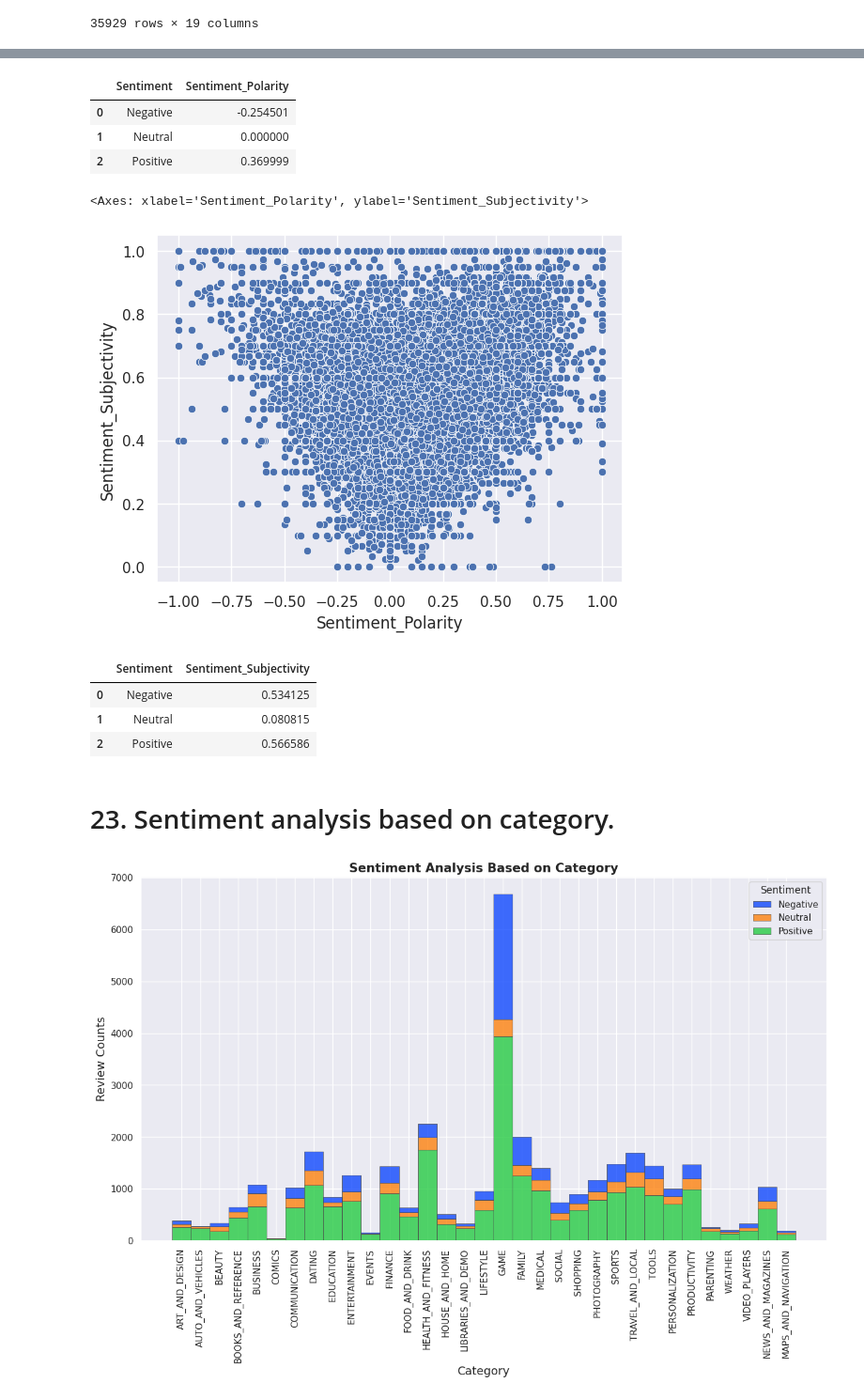
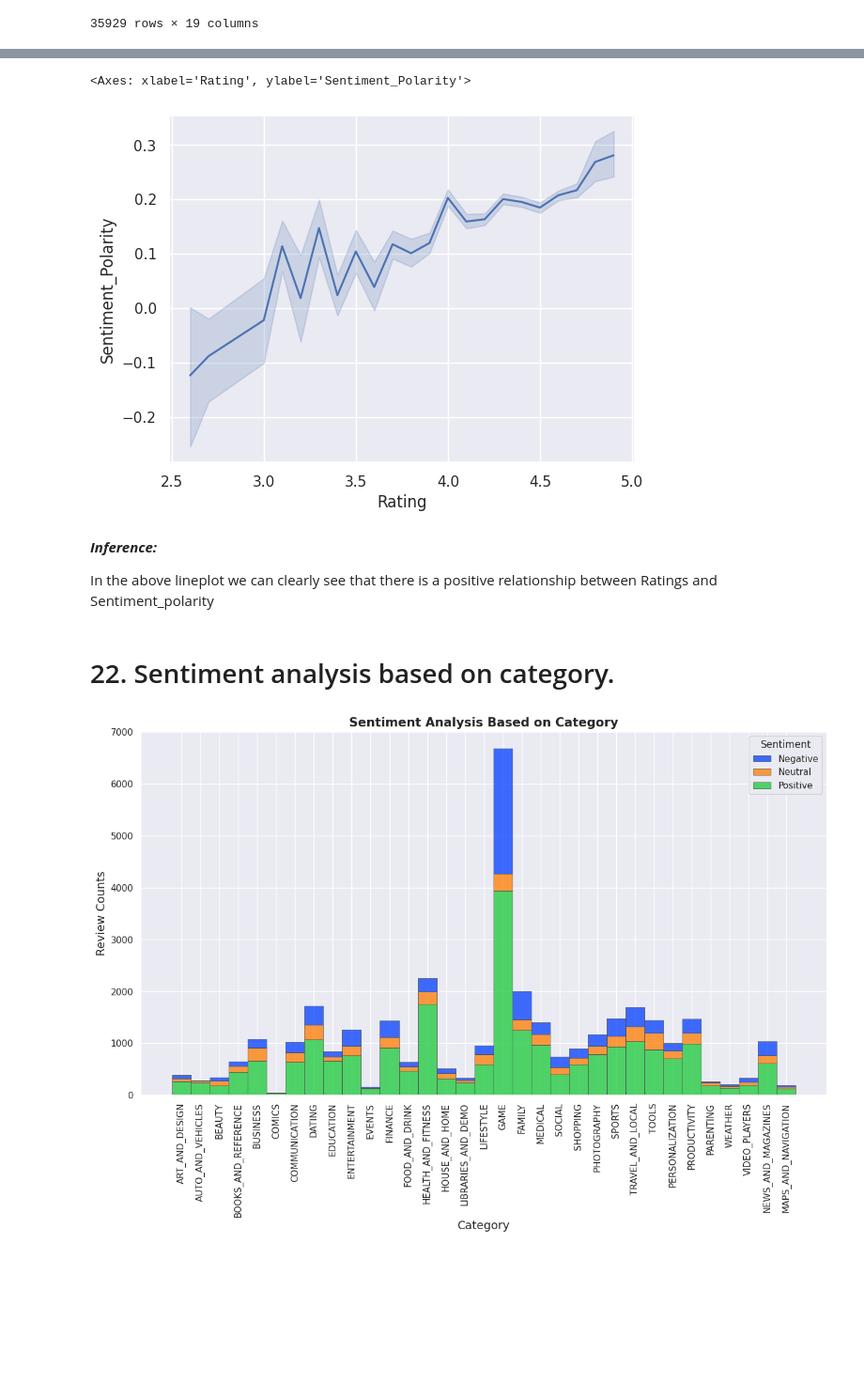
Before and after one commit to GourabR/Playstore_app_review_analysis, a Jupyter notebook: EDA_playstore_app_analysis.ipynb, the cells around one changed output, grey strips where cells are left out. Shown at 94% size. Saved outputs shown, nothing was run; the diff lists cells and outputs as text; code cells hidden in the pictures; blank space fills up the shorter version.

```diff
--- a/EDA_playstore_app_analysis.ipynb
+++ b/EDA_playstore_app_analysis.ipynb
@@ -1686,22 +1692,13 @@ sns.scatterplot(x = merged_df['Rating'], y = merged_df['Sentiment_Polarity'])
-# %%
-merged_df.groupby('Sentiment')['Sentiment_Polarity'].mean().reset_index()
-# %% [output]
-|  | Sentiment | Sentiment_Polarity |
-| 0 | Negative | -0.254501 |
-| 1 | Neutral | 0.000000 |
-| 2 | Positive | 0.369999 |
-# %%
-sns.scatterplot(data = merged_df, x = 'Sentiment_Polarity', y = 'Sentiment_Subjectivity')
-# %% [output]
-<Axes: xlabel='Sentiment_Polarity', ylabel='Sentiment_Subjectivity'>
-[figure, removed]
-# %%
-merged_df.groupby('Sentiment')['Sentiment_Subjectivity'].mean().reset_index()
-# %% [output]
-|  | Sentiment | Sentiment_Subjectivity |
-| 0 | Negative | 0.534125 |
-| 1 | Neutral | 0.080815 |
-| 2 | Positive | 0.566586 |
+# %%
+# Visualizing correlation between Rating and sentiment polarity with the help of line plot.
+sns.lineplot(x = merged_df['Rating'], y = merged_df['Sentiment_Polarity'])
+# %% [output]
+<Axes: xlabel='Rating', ylabel='Sentiment_Polarity'>
+[figure, added]
+# %% [markdown]
+***Inference:***
+
+In the above lineplot we can clearly see that there is a positive relationship between Ratings and Sentiment_polarity
 # %% [markdown]
-# 23. Sentiment analysis based on category.
+# 22. Sentiment analysis based on category.
 # %%
```
Also changed, not shown: parts of 35 cells of this notebook.
